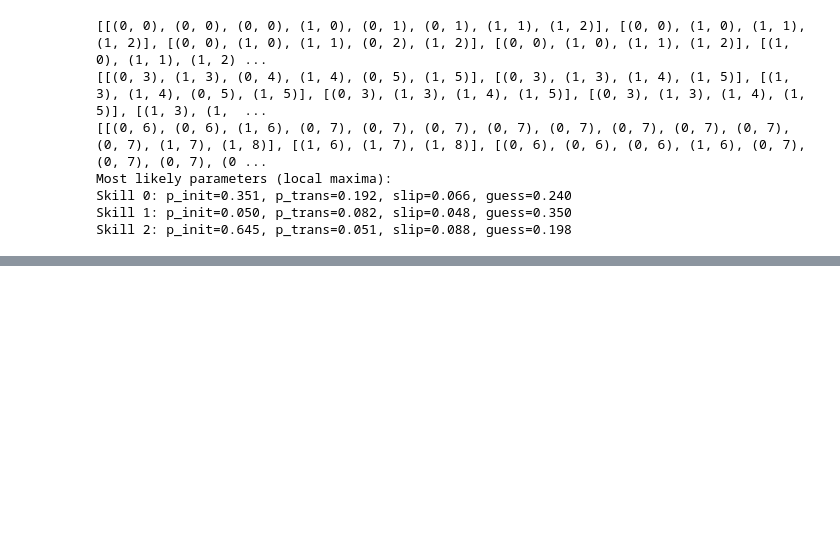
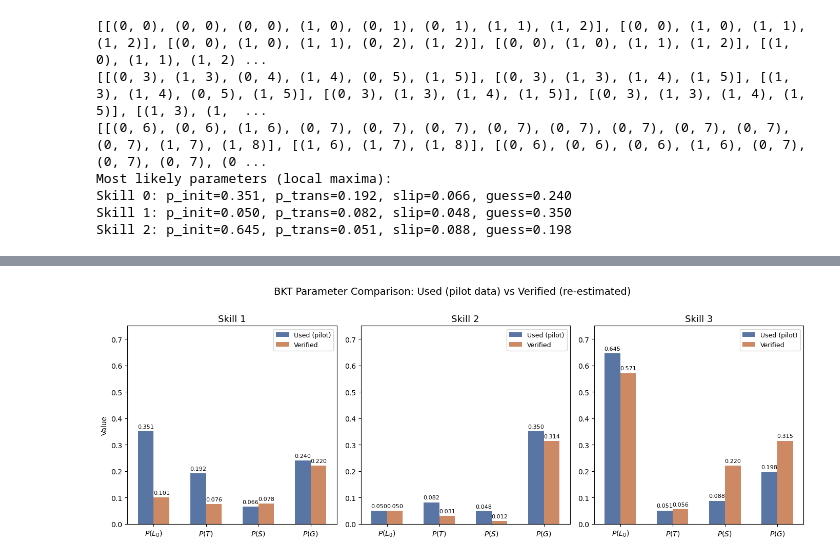
Before and after one commit to Janne-ro/learning-when-to-help, a Jupyter notebook: rl_agent/Parameter estimation.ipynb, the cells around one changed output, grey strips where cells are left out. Cells and saved outputs as stored; diff of their text form; code cells hidden in the pictures; blank space fills up the shorter version.

Commit message:
Check re-estimated BKT parameters

```diff
--- a/rl_agent/Parameter estimation.ipynb
+++ b/rl_agent/Parameter estimation.ipynb
@@ -569,0 +626,52 @@ Skill 2: p_init=0.645, p_trans=0.051, slip=0.088, guess=0.198
+# %%
+#compare the bkt models
+params_used = {
+    "Skill 1": {r"$P(L_0)$": 0.351, r"$P(T)$": 0.192, r"$P(S)$": 0.066, r"$P(G)$": 0.240},
+    "Skill 2": {r"$P(L_0)$": 0.050, r"$P(T)$": 0.082, r"$P(S)$": 0.048, r"$P(G)$": 0.350},
+    "Skill 3": {r"$P(L_0)$": 0.645, r"$P(T)$": 0.051, r"$P(S)$": 0.088, r"$P(G)$": 0.198},
+}
+
+params_verified = {
+    "Skill 1": {r"$P(L_0)$": 0.101, r"$P(T)$": 0.076, r"$P(S)$": 0.078, r"$P(G)$": 0.220},
+    "Skill 2": {r"$P(L_0)$": 0.050, r"$P(T)$": 0.031, r"$P(S)$": 0.012, r"$P(G)$": 0.314},
+    "Skill 3": {r"$P(L_0)$": 0.571, r"$P(T)$": 0.056, r"$P(S)$": 0.220, r"$P(G)$": 0.315},
+}
+
+#create new df for easy plotting purposes
+rows = []
+for skill in params_used:
+    for param, val in params_used[skill].items():
+        rows.append({"Skill": skill, "Parameter": param, "Value": val, "Source": "Used (pilot)"})
+    for param, val in params_verified[skill].items():
+        rows.append({"Skill": skill, "Parameter": param, "Value": val, "Source": "Verified"})
+
+df_plot = pd.DataFrame(rows)
+
+fig, axes = plt.subplots(1, 3, figsize=(14, 5), sharey=False)
+palette = {"Used (pilot)": "#4C72B0", "Verified": "#DD8452"}
+
+#iterate over skills and plot
+for ax, skill in zip(axes, ["Skill 1", "Skill 2", "Skill 3"]):
+    data = df_plot[df_plot["Skill"] == skill]
+    sns.barplot(data=data, x="Parameter", y="Value", hue="Source",
+                palette=palette, ax=ax, width=0.6)
+    ax.set_title(skill, fontsize=13)
+    ax.set_xlabel("")
+    ax.set_ylim(0, 0.75)
+    ax.set_ylabel("Value" if ax == axes[0] else "")
+    ax.legend(title="", fontsize=9)
+    ax.tick_params(axis="x", labelsize=10)
+    for bar in ax.patches:
+        height = bar.get_height()
+        if height > 0:
+            ax.annotate(f"{height:.3f}",
+                        xy=(bar.get_x() + bar.get_width() / 2, height),
+                        xytext=(0, 3), textcoords="offset points",
+                        ha="center", va="bottom", fontsize=8)
+
+fig.suptitle("BKT Parameter Comparison: Used (pilot data) vs Verified (re-estimated)", fontsize=14, y=1.01)
+plt.tight_layout()
+plt.savefig("bkt_parameter_comparison.png", dpi=150, bbox_inches="tight")
+plt.show()
+# %% [output]
+[figure, added]
```
Also changed, not shown: parts of 4 cells of this notebook, 1 other file.
